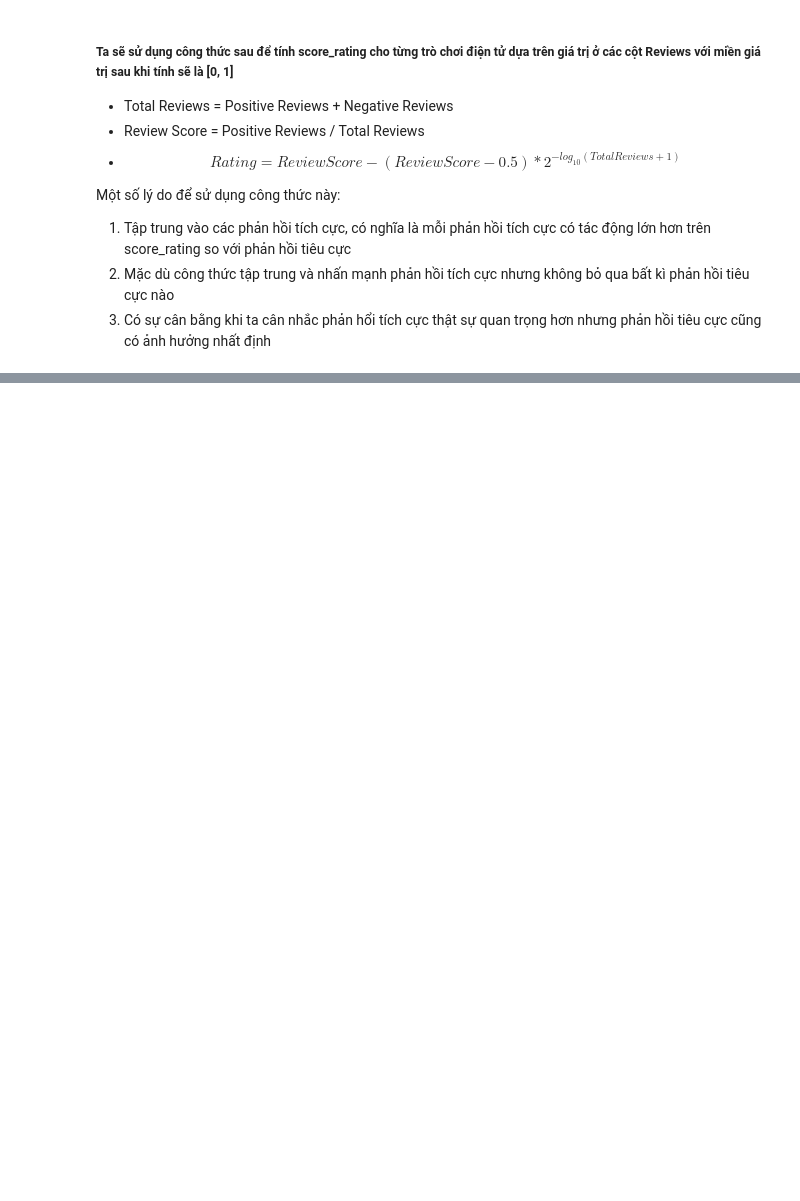
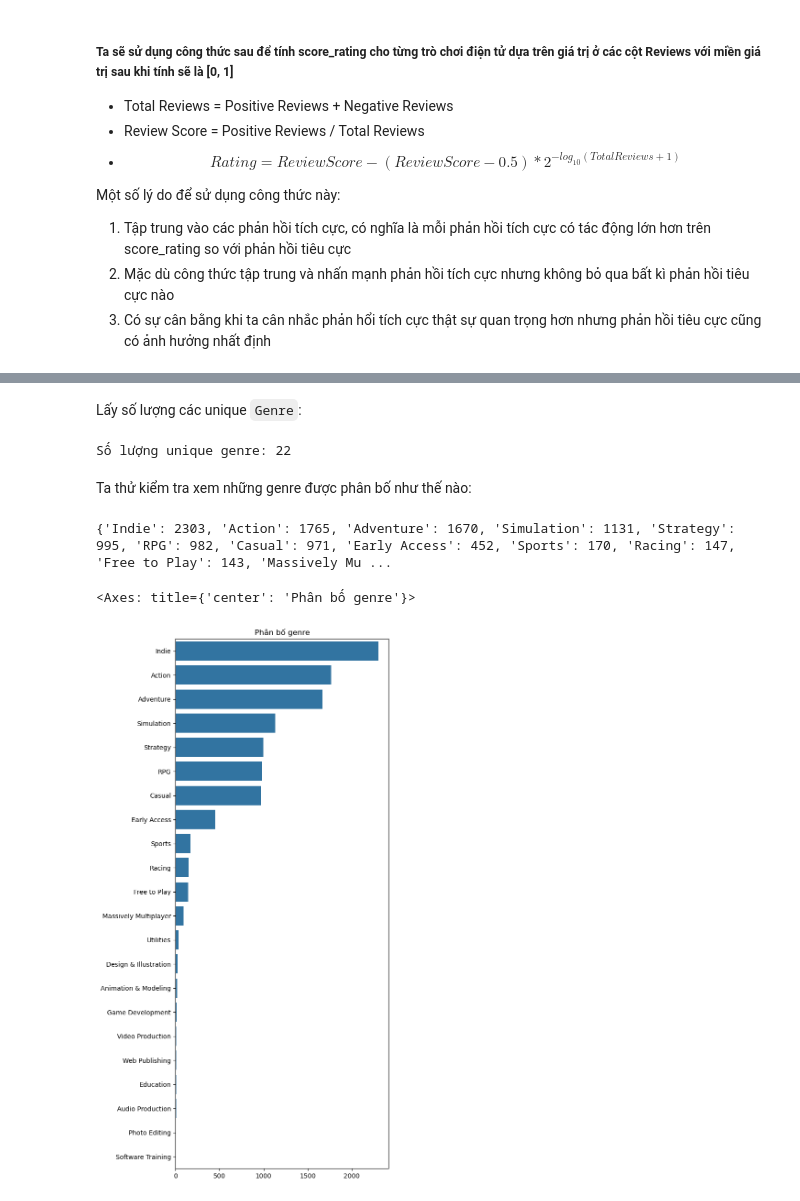
Before and after one commit to cheesepp/steam_game_ratings, a Jupyter notebook: Preprocessing.ipynb, the cells around one changed output, grey strips where cells are left out. Cells and saved outputs as stored; diff of their text form; code cells hidden in the pictures; blank space fills up the shorter version.

```diff
--- a/Preprocessing.ipynb
+++ b/Preprocessing.ipynb
@@ -346,0 +331,7 @@ Drop duplicated rows, but keep first occurence
+# %%
+# from sklearn.impute import SimpleImputer
+# imputer = SimpleImputer(strategy='most_frequent')
+# imputer.fit_transform(df['Developer'])
+df['Genre'].fillna(df['Genre'].mode().values[0], inplace=True)
+df['Developer'].fillna(df['Developer'].mode().values[0], inplace=True)
+df['Publisher'].fillna(df['Publisher'].mode().values[0], inplace=True)
@@ -358,6 +384,4 @@ Một số lý do để sử dụng công thức này:
 # %%
-ReviewScore = df['PositiveReviews'] / df['TotalReviews']
-df['Rating'] = ReviewScore - (ReviewScore - 0.5) * pow(2, -np.log10(df['TotalReviews'] + 1))
-# df['Score'] = df['Score'].clip(1, 100)
-for i in df['Rating']:
-    print(i)
+# ReviewScore = df['PositiveReviews'] / df['TotalReviews']
+# df['Rating'] = ReviewScore - (ReviewScore - 0.5) * pow(2, -np.log10(df['TotalReviews'] + 1))
+# df
@@ -381,0 +418,37 @@ for i in df['Rating']:
+# %% [markdown]
+Lấy số lượng các unique `Genre`:
+# %%
+unique_genres = get_unique_values('Genre')
+print(f'Số lượng unique genre: {unique_genres}')
+# %% [output]
+Số lượng unique genre: 22
+# %% [markdown]
+Ta thử kiểm tra xem những genre được phân bố như thế nào:
+# %%
+def get_distributed_cat(feature):
+    temp = df[feature]
+    feature_as_str = ', '.join(temp).split(', ')
+    distributed_dict = {}
+
+    for index, item in temp.items():
+
+        for element in item.split(', '):
+            if element in distributed_dict:
+                # If this tag already existed in the dictionary, increase the count
+                distributed_dict[element] += 1
+            else:
+                # Else add the tag in the dictionary with count 1
+                distributed_dict[element] = 1
+
+    return distributed_dict
+# %%
+distributed_genre = get_distributed_cat('Genre')
+distributed_genre = dict(sorted(distributed_genre.items(), key=lambda item: item[1],reverse=True))
+print(distributed_genre)
+f, ax = plt.subplots(figsize=(6, 15))
+plt.title("Phân bố genre")
+sns.barplot(x=list(distributed_genre.values()), y=list(distributed_genre.keys()), ax=ax)
+# %% [output]
+{'Indie': 2303, 'Action': 1765, 'Adventure': 1670, 'Simulation': 1131, 'Strategy': 995, 'RPG': 982, 'Casual': 971, 'Early Access': 452, 'Sports': 170, 'Racing': 147, 'Free to Play': 143, 'Massively Mu ...
+<Axes: title={'center': 'Phân bố genre'}>
+[figure, added]
```
Also changed, not shown: parts of 64 cells of this notebook, 2 other files.
